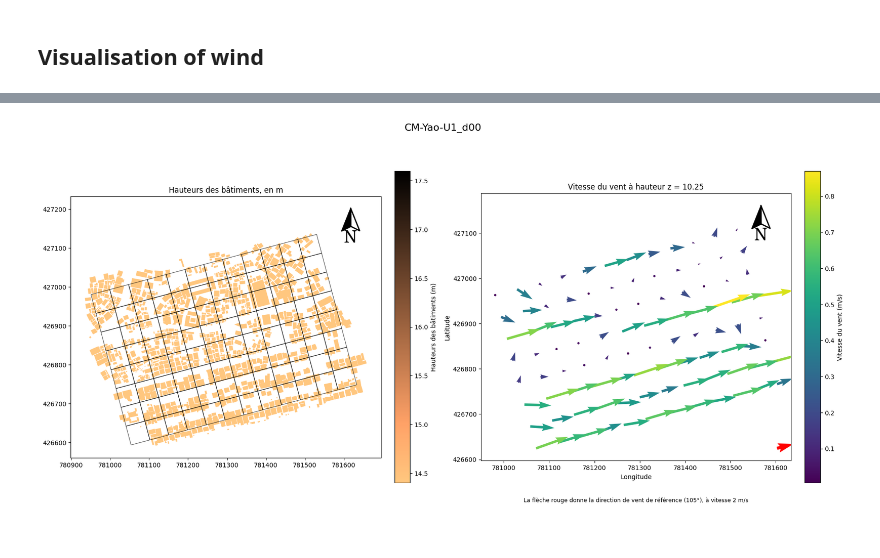
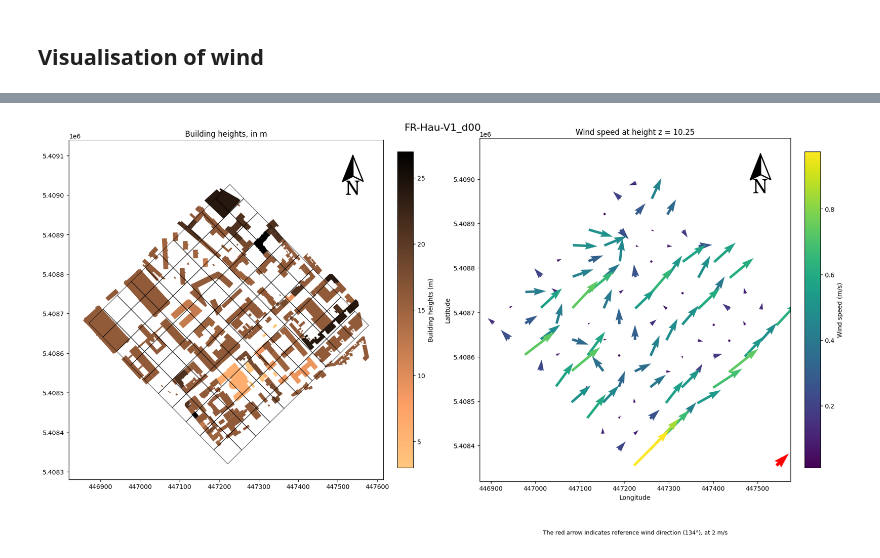
Before and after one commit to Lenaig-LG/georef-UrbanTALES, a Jupyter notebook: pipeline_process.ipynb, the cells around one changed output, grey strips where cells are left out. Drawn from its saved outputs; the diff is of its cells as text; code cells hidden in the pictures.

```diff
--- a/pipeline_process.ipynb
+++ b/pipeline_process.ipynb
@@ -162,8 +193,8 @@ The scenarii have been selected by stratified sampling.
 # %% [markdown]
 Retrieve nc file code with filename :
 # %%
-# filename = filenames_list[0]
-filename = "JP-Tok-V3_d00"
+# filename = scenario_list[0]
+filename = "FR-Hau-V1_d00"
 print(filename)
 nc_code = m.metadata_df["NameI"][m.metadata_df["NameE"] == filename].iloc[0]
 if pd.isna(nc_code) or not str(nc_code).strip():
@@ -763,26 +709,18 @@ Visualisation vent + géographie
 import matplotlib.pyplot as plt
 import matplotlib as mpl
 
-gdf = f.open_final_gdf(filename, res_cell=50)
+gdf = fct.open_final_gdf(filename, georef_output=GEOREF_OUTPUT, res_cell=50)
 name_df = filename
 cmap = "viridis"
 var_wind = "SPEED"
 z_value = 10.25
-
 unique_cells = sorted(gdf["CELL_ID"].unique())
 
-
-# --- Grille 2 lignes x 2 colonnes ---
 fig = plt.figure(figsize=(18, 9))
 gs = fig.add_gridspec(1, 2)
+ax_height = fig.add_subplot(gs[0, 0])
+ax_quiver = fig.add_subplot(gs[0, 1])
 
-ax_height = fig.add_subplot(gs[0, 0])  # toutes les lignes, colonne 0
-ax_quiver = fig.add_subplot(gs[0, 1])  # ligne 1, colonne 1
-
-
-# # ============================================================
-# # --- CARTE COLORIÉE PAR AVG_HEIGHT_ROOF
-# # ============================================================
 gdf_height = gpd.read_file(
     os.path.join(georef_output, name_df, "buildings_with_height.geojson")
 )
@@ -791,7 +729,6 @@ grid = gpd.read_file(
         georef_output, name_df, "grid_square_fixed_res_50m_center.geojson"
     )
 )
-
 gdf_height.plot(
     ax=ax_height,
     column="height",
@@ -805,7 +742,6 @@ grid.boundary.plot(
     linewidth=0.8,
     alpha=0.7,
 )
-# --- NorthArrow ---
 add_north_arrow(
     ax_height,
     scale=0.75,
@@ -815,8 +751,6 @@ add_north_arrow(
     text_scaler=4,
     text_yT=-1.25,
 )
-
-# --- ScalarMappable pour la colorbar ---
 norm = mpl.colors.Normalize(
     vmin=gdf_height["height"].min(),
     vmax=gdf_height["height"].max()
@@ -824,26 +758,16 @@ norm = mpl.colors.Normalize(
 sm = mpl.cm.ScalarMappable(cmap="copper_r", norm=norm)
 sm.set_array([])
 
-# --- Colorbar ajustée au subplot ---
 cbar_height = fig.colorbar(sm, ax=ax_height, fraction=0.046, pad=0.04)
-cbar_height.set_label("Hauteurs des bâtiments (m)")
+cbar_height.set_label("Building heights (m)")
+ax_height.set_title("Building heights, in m")
 
-ax_height.set_title("Hauteurs des bâtiments, en m")
-
-# ============================================================
-# 4) QUIVER PLOT (version enrichie)
-# ============================================================
-
-# --- Données ---
 gdf_z = gdf[gdf["Z"]==z_value]
-
 X = gdf_z["X"].values
 Y = gdf_z["Y"].values
 U = gdf_z["WIND_MEAN_LON"]
 V = gdf_z["WIND_MEAN_LAT"]
-C = gdf_z["SPEED_MEAN"] # couleur = SPEED
-
-# --- Quiver principal ---
+C = gdf_z["SPEED_MEAN"] # color
 Q = ax_quiver.quiver(
     X, Y, U, V,
     C,
@@ -851,10 +775,8 @@ Q = ax_quiver.quiver(
     scale_units="xy",
     scale=None,
     cmap="viridis",
-    width=0.008,        # épaissir les flèches
+    width=0.008,
 )
-
-# Red arrow for WD
 ax_quiver.quiver(
     x0,
     y0,
@@ -863,69 +785,35 @@ ax_quiver.quiver(
     color="red",
     angles="xy",
     scale_units="xy",
     scale=None,
-    width=0.01,  # thicker reference arrow
+    width=0.01,
     zorder=15,
 )
-
-# WD = float(gdf_z["WD_DEG"].iloc[0])
-# theta = np.deg2rad(WD)
-
-# u =  np.sin(theta)
-# v = -np.cos(theta)
-
-# arrow_length = 0.12
-
-# ax_height.annotate(
-#     "",
-#     xy=(0.85 + u * arrow_length, 0.1 + v * arrow_length),
-#     xytext=(0.85, 0.1),
-#     xycoords="axes fraction",
-#     arrowprops=dict(
-#         arrowstyle="->",
-#         color="red",
-#         lw=3,
-#     ),
-#     zorder=15,
-# )
-
-
-# --- North arrow ---
 add_north_arrow(
     ax_quiver,
     scale=0.75,
     xlim_pos=0.9025,
     ylim_pos=0.965,
     color="#000",
     text_scaler=4,
     text_yT=-1.25,
 )
 ax_quiver.set_aspect('equal')
-ax_quiver.set_title(f"Vitesse du vent à hauteur z = {z_value}") # colored by speed
+ax_quiver.set_title(f"Wind speed at height z = {z_value}") # colored by speed
 ax_quiver.set_xlabel("Longitude")
 ax_quiver.set_ylabel("Latitude")
-
-# --- Colorbar à droite du subplot ---
 cbar = plt.colorbar(Q, ax=ax_quiver, fraction=0.046, pad=0.04)
-cbar.set_label("Vitesse du vent (m/s)")
-
-# --- Caption sous le quiver ---
+cbar.set_label("Wind speed (m/s)")
 ax_quiver.text(
     0.5, -0.15,
-    f"La flèche rouge donne la direction de vent de référence ({WD:.0f}°), à vitesse 2 m/s",
+    f"The red arrow indicates reference wind direction ({WD:.0f}°), at 2 m/s",
     ha="center",
     va="center",
     transform=ax_quiver.transAxes,
     fontsize=9,
 )
-
 plt.suptitle(f"{name_df}", fontsize=16)
 plt.tight_layout()
-
-# if save_path is not None:
-#     fig.savefig(save_path, dpi=300)
-#     print(f"Image enregistrée sous : {save_path}")
-
 plt.show()
 # %% [output]
-[figure, old version]
+[figure, new version]
```
Also changed, not shown: parts of 58 cells of this notebook, 28 other files.
